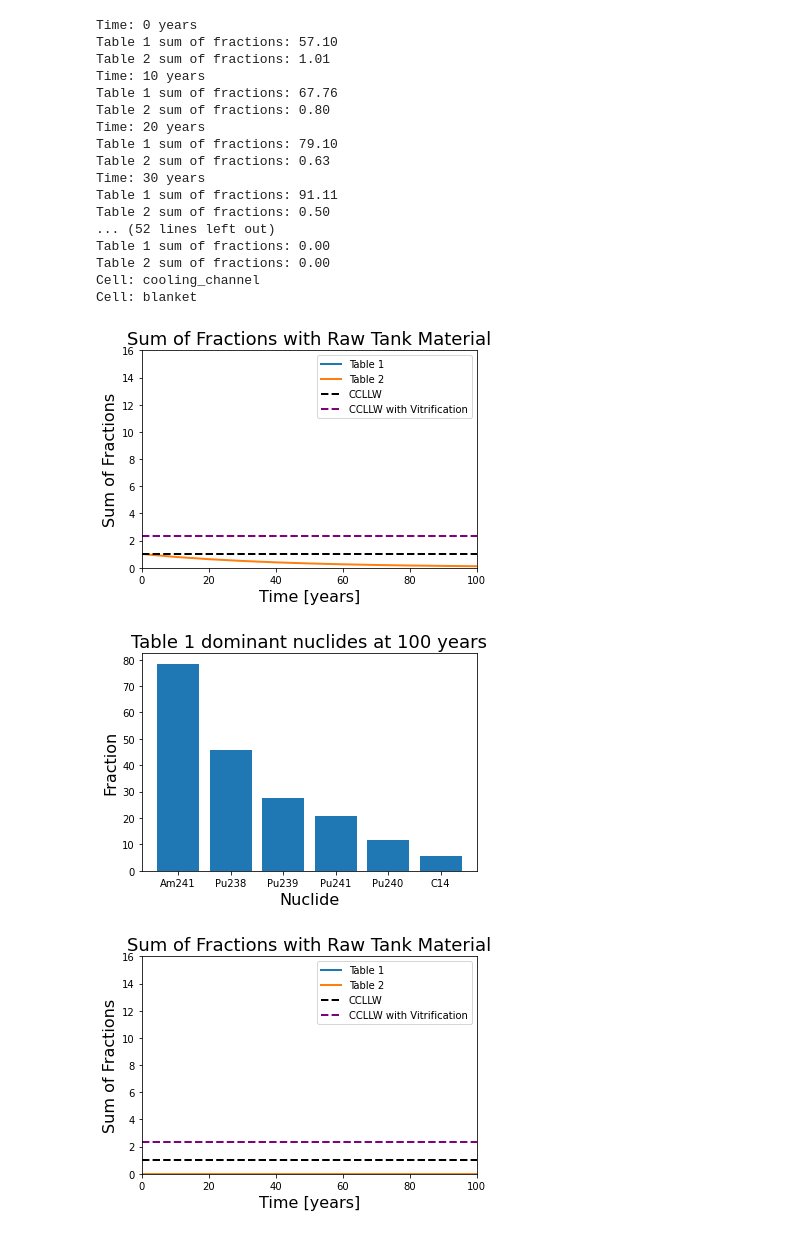
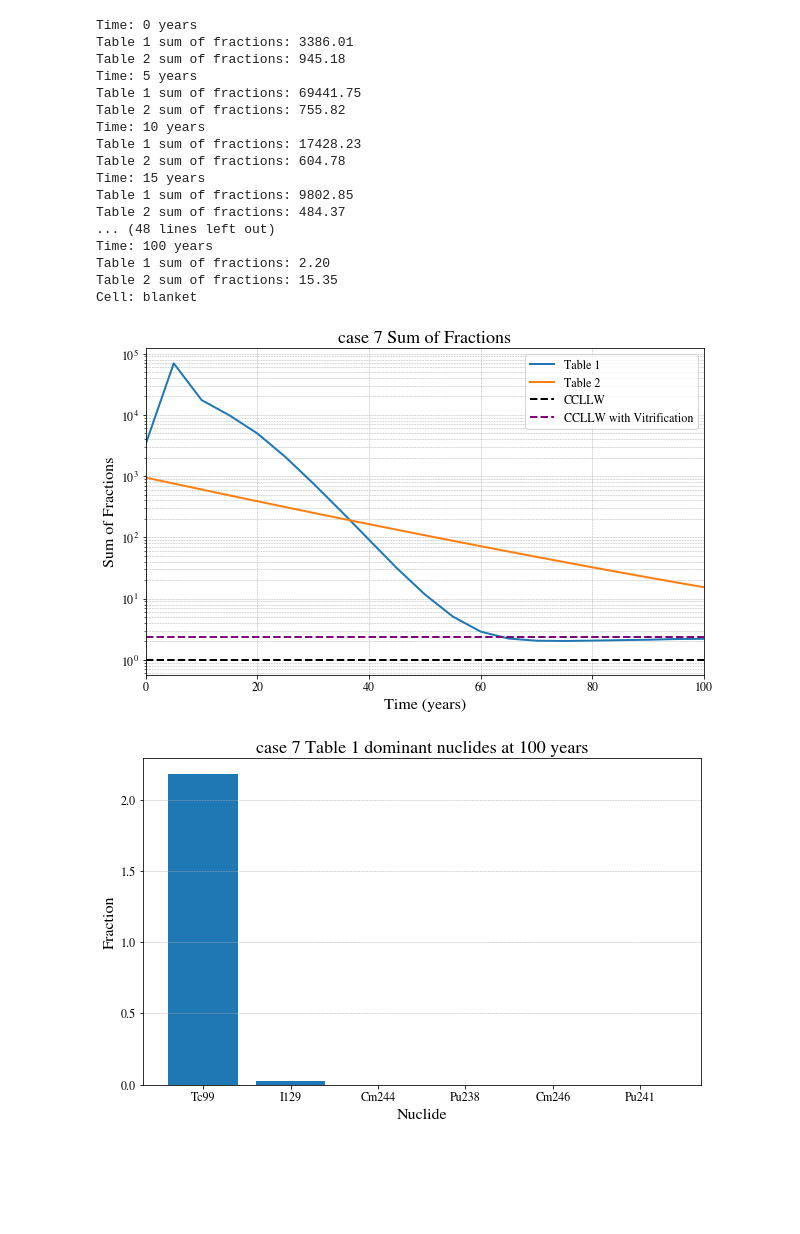
Before and after one commit to j-fletcher/barc_blanket, a Jupyter notebook: postprocess_depletion.ipynb, the cells around one changed output. Cells and saved outputs as stored; diff of their text form; code cells hidden in the pictures; blank space fills up the shorter version.

Commit message:
merged, finalizing postprocessing

```diff
--- a/postprocess_depletion.ipynb
+++ b/postprocess_depletion.ipynb
@@ -26,0 +1,11 @@ print(max_keys)
+# %%
+import openmc
+import openmc.deplete
+import matplotlib.pyplot as plt
+import numpy as np
+import os
+
+# Font similar to LaTeX:
+plt.rcParams['mathtext.fontset'] = 'stix'
+plt.rcParams['font.family'] = 'STIXGeneral'
+plt.rcParams.update({'font.size': 14})
@@ -79,0 +182,13 @@ ax.plot(times/60/60/24/365, heat)
+# %%
+fig, ax = plt.subplots(dpi=150)
+
+case = "case 7"
+mat_id = "8"
+total_mass = np.zeros(len(results[case].get_times()))
+
+times, heat = results[case].get_decay_heat(mat=mat_id)
+ax.plot(times/60/60/24/365, heat)
+ax.set_ylabel("Decay Heat [W]")
+ax.set_xlabel("Time [years]")
+plt.title("Decay Heat")
+ax.grid()
@@ -91,35 +219,34 @@ sum_of_fractions(depleted_material[5],2,3)
 # %%
 import openmc
 
 from barc_blanket.materials.blanket_depletion import postprocess_coupled_depletion, plot_results
 from barc_blanket.utilities import working_directory, CROSS_SECTIONS, CHAIN_FILE
 
 openmc.config['cross_sections'] = CROSS_SECTIONS
 openmc.config['chain_file'] = CHAIN_FILE
 
 def main():
-    with working_directory(filename):
-        postprocess_coupled_depletion(5, 6)
-        plot_results()
+    with working_directory("./depletion_results_final/barc-v7-10-percent-waste-sludge-fertile-removed"):
+        postprocess_coupled_depletion(5, remove_C14=True)
+        plot_results(case, print_name=case)
 main()
 # %% [output]
 Time: 0 years
-Table 1 sum of fractions: 57.10
-Table 2 sum of fractions: 1.01
+Table 1 sum of fractions: 3386.01
+Table 2 sum of fractions: 945.18
+Time: 5 years
+Table 1 sum of fractions: 69441.75
+Table 2 sum of fractions: 755.82
 Time: 10 years
-Table 1 sum of fractions: 67.76
-Table 2 sum of fractions: 0.80
-Time: 20 years
-Table 1 sum of fractions: 79.10
-Table 2 sum of fractions: 0.63
-Time: 30 years
-Table 1 sum of fractions: 91.11
-Table 2 sum of fractions: 0.50
-... (52 lines left out)
-Table 1 sum of fractions: 0.00
-Table 2 sum of fractions: 0.00
-Cell: cooling_channel
+Table 1 sum of fractions: 17428.23
+Table 2 sum of fractions: 604.78
+Time: 15 years
+Table 1 sum of fractions: 9802.85
+Table 2 sum of fractions: 484.37
+... (48 lines left out)
+Time: 100 years
+Table 1 sum of fractions: 2.20
+Table 2 sum of fractions: 15.35
 Cell: blanket
-[figure, old version]
+[figure, new version]
-[figure, old version]
+[figure, new version]
-[figure, removed]
```
Also changed, not shown: parts of 16 cells of this notebook, 8 other files.
